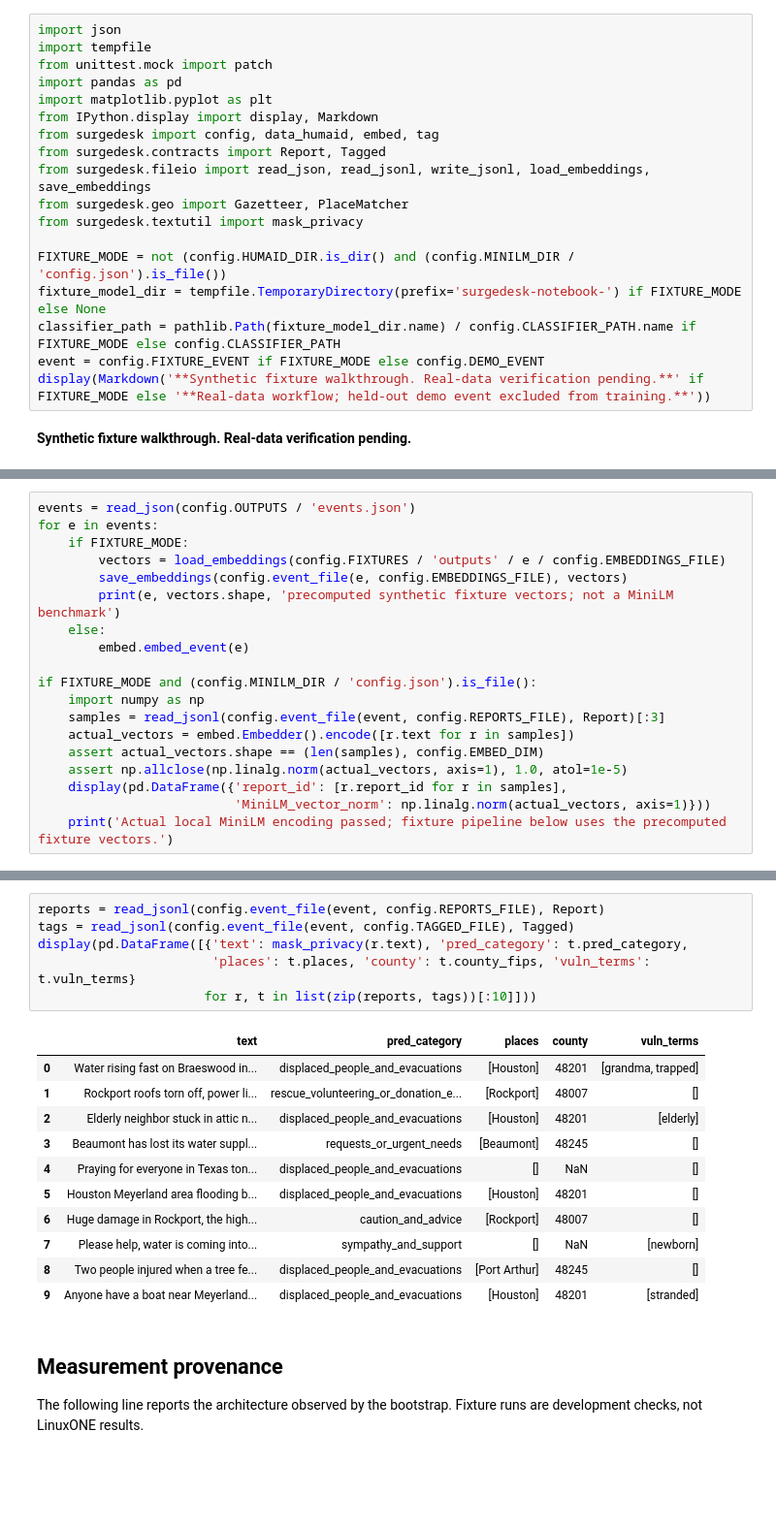
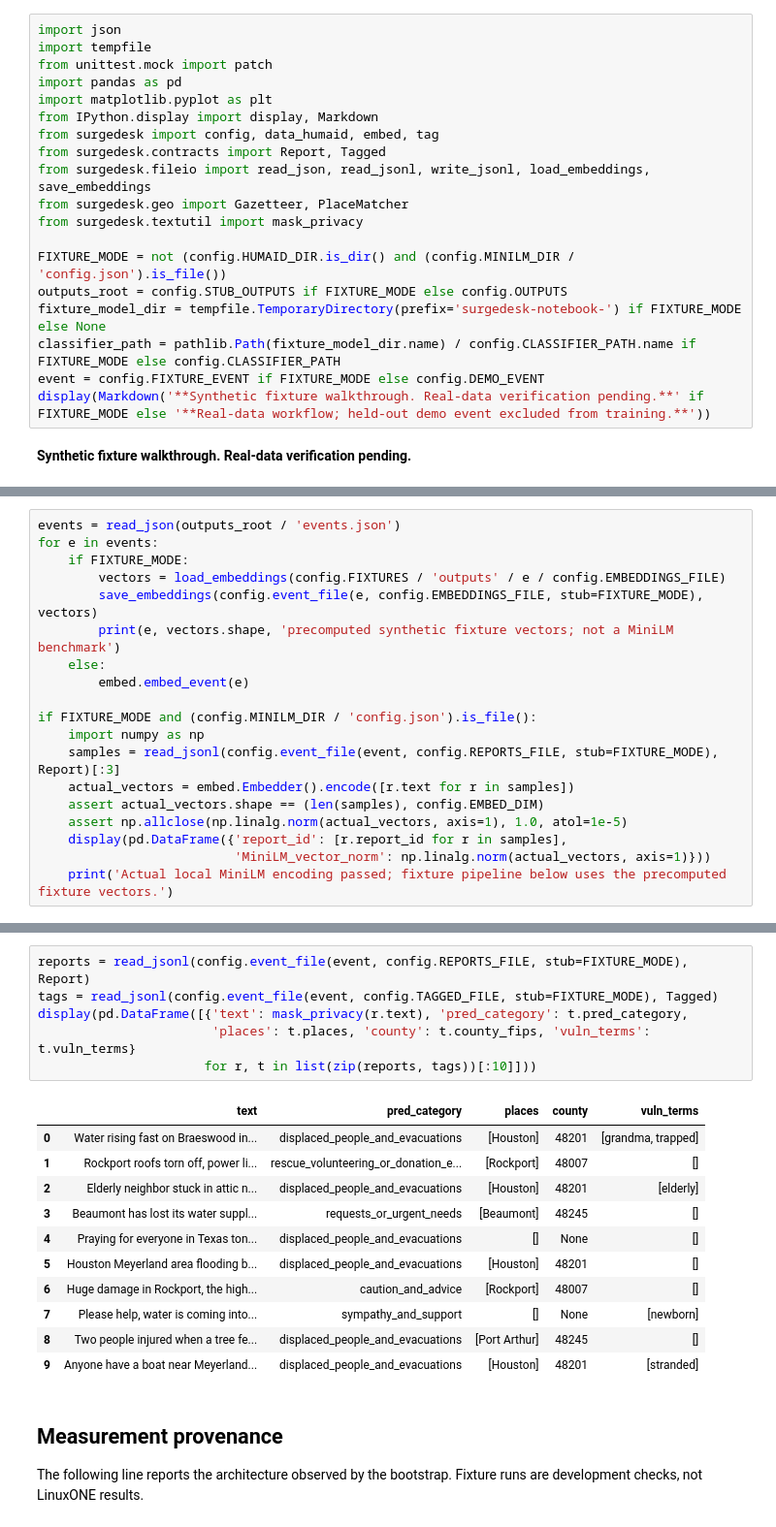
Before and after one commit to saikarthikbattula/surge-desk, a Jupyter notebook: notebooks/01_tag.ipynb, the cells around one changed output, grey strips where cells are left out. Shown at 97% size. Drawn from its saved outputs; the diff is of its cells as text; blank space fills up the shorter version.

```diff
--- a/notebooks/01_tag.ipynb
+++ b/notebooks/01_tag.ipynb
@@ -44,6 +46,7 @@ from surgedesk.geo import Gazetteer, PlaceMatcher
 from surgedesk.textutil import mask_privacy
 
 FIXTURE_MODE = not (config.HUMAID_DIR.is_dir() and (config.MINILM_DIR / 'config.json').is_file())
+outputs_root = config.STUB_OUTPUTS if FIXTURE_MODE else config.OUTPUTS
 fixture_model_dir = tempfile.TemporaryDirectory(prefix='surgedesk-notebook-') if FIXTURE_MODE else None
 classifier_path = pathlib.Path(fixture_model_dir.name) / config.CLASSIFIER_PATH.name if FIXTURE_MODE else config.CLASSIFIER_PATH
 event = config.FIXTURE_EVENT if FIXTURE_MODE else config.DEMO_EVENT
@@ -64,18 +68,18 @@ fixture_train_event         46 2017-08-28T08:00:00Z 2017-08-28T20:48:00Z ["TX"]
 | 0 | fixture_event | 20 | 2017-08-27T10:00:00Z | 2017-08-27T12:50:00Z | ["TX"] | {"caution_and_advice": 1, "displa... |
 | 1 | fixture_train_event | 46 | 2017-08-28T08:00:00Z | 2017-08-28T20:48:00Z | ["TX"] | {"caution_and_advice": 4, "displa... |
 # %%
-events = read_json(config.OUTPUTS / 'events.json')
+events = read_json(outputs_root / 'events.json')
 for e in events:
     if FIXTURE_MODE:
         vectors = load_embeddings(config.FIXTURES / 'outputs' / e / config.EMBEDDINGS_FILE)
-        save_embeddings(config.event_file(e, config.EMBEDDINGS_FILE), vectors)
+        save_embeddings(config.event_file(e, config.EMBEDDINGS_FILE, stub=FIXTURE_MODE), vectors)
         print(e, vectors.shape, 'precomputed synthetic fixture vectors; not a MiniLM benchmark')
     else:
         embed.embed_event(e)
 
 if FIXTURE_MODE and (config.MINILM_DIR / 'config.json').is_file():
     import numpy as np
-    samples = read_jsonl(config.event_file(event, config.REPORTS_FILE), Report)[:3]
+    samples = read_jsonl(config.event_file(event, config.REPORTS_FILE, stub=FIXTURE_MODE), Report)[:3]
     actual_vectors = embed.Embedder().encode([r.text for r in samples])
     assert actual_vectors.shape == (len(samples), config.EMBED_DIM)
     assert np.allclose(np.linalg.norm(actual_vectors, axis=1), 1.0, atol=1e-5)
@@ -163,19 +163,19 @@ plt.show()
 # %%
-reports = read_jsonl(config.event_file(event, config.REPORTS_FILE), Report)
-tags = read_jsonl(config.event_file(event, config.TAGGED_FILE), Tagged)
+reports = read_jsonl(config.event_file(event, config.REPORTS_FILE, stub=FIXTURE_MODE), Report)
+tags = read_jsonl(config.event_file(event, config.TAGGED_FILE, stub=FIXTURE_MODE), Tagged)
 display(pd.DataFrame([{'text': mask_privacy(r.text), 'pred_category': t.pred_category,
                        'places': t.places, 'county': t.county_fips, 'vuln_terms': t.vuln_terms}
                       for r, t in list(zip(reports, tags))[:10]]))
 # %% [output]
 |  | text | pred_category | places | county | vuln_terms |
 | 0 | Water rising fast on Braeswood in... | displaced_people_and_evacuations | [Houston] | 48201 | [grandma, trapped] |
 | 1 | Rockport roofs torn off, power li... | rescue_volunteering_or_donation_e... | [Rockport] | 48007 | [] |
 | 2 | Elderly neighbor stuck in attic n... | displaced_people_and_evacuations | [Houston] | 48201 | [elderly] |
 | 3 | Beaumont has lost its water suppl... | requests_or_urgent_needs | [Beaumont] | 48245 | [] |
-| 4 | Praying for everyone in Texas ton... | displaced_people_and_evacuations | [] | NaN | [] |
+| 4 | Praying for everyone in Texas ton... | displaced_people_and_evacuations | [] | None | [] |
 | 5 | Houston Meyerland area flooding b... | displaced_people_and_evacuations | [Houston] | 48201 | [] |
 | 6 | Huge damage in Rockport, the high... | caution_and_advice | [Rockport] | 48007 | [] |
-| 7 | Please help, water is coming into... | sympathy_and_support | [] | NaN | [newborn] |
+| 7 | Please help, water is coming into... | sympathy_and_support | [] | None | [newborn] |
 | 8 | Two people injured when a tree fe... | displaced_people_and_evacuations | [Port Arthur] | 48245 | [] |
 | 9 | Anyone have a boat near Meyerland... | displaced_people_and_evacuations | [Houston] | 48201 | [stranded] |
 # %% [markdown]
```
Also changed, not shown: parts of 8 cells of this notebook, 1 other file.
